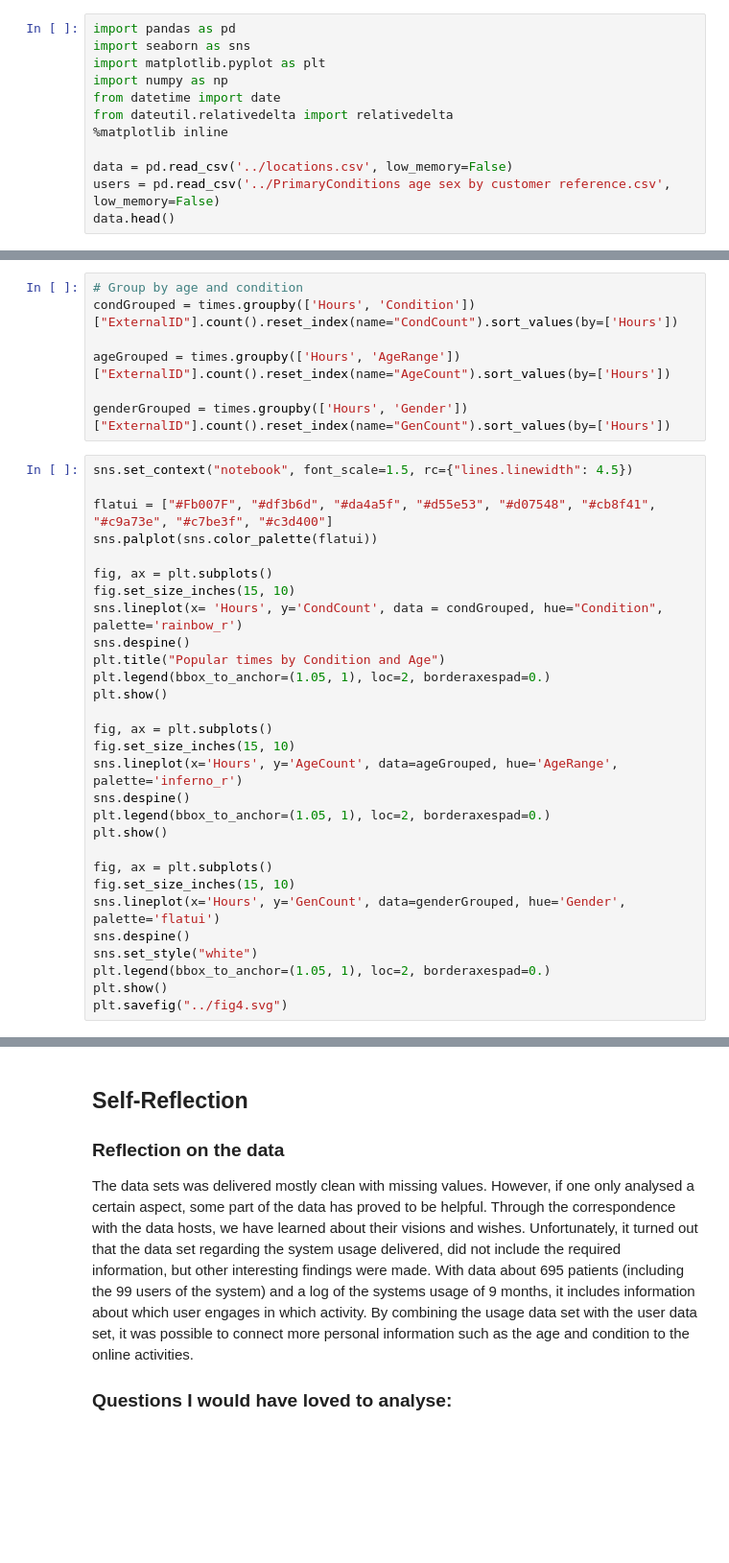
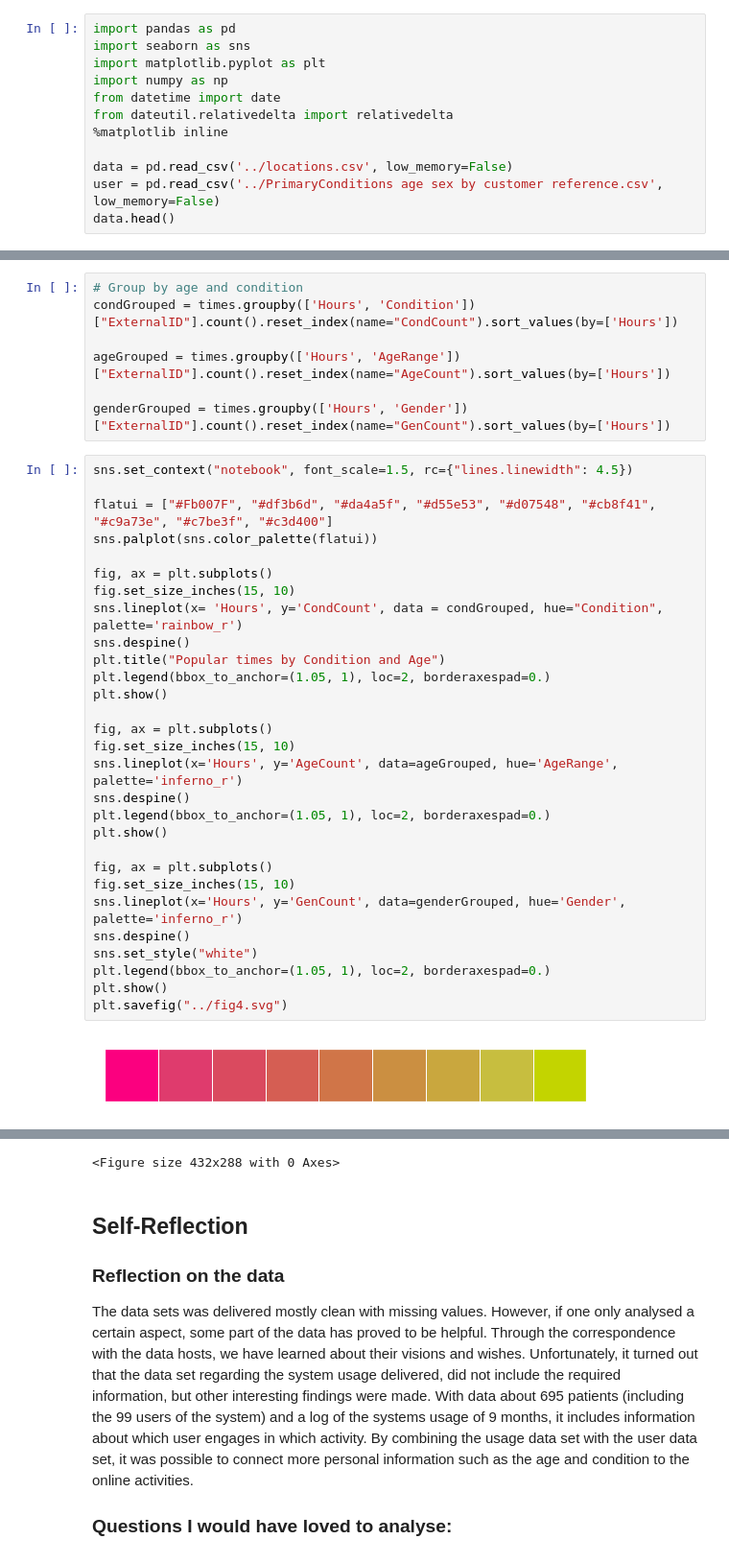
Before and after one commit to Corneliusbusch/DS4D-project, a Jupyter notebook: DS4D Assignment 2/AssignmentNicole.ipynb, the cells around one changed output, grey strips where cells are left out. Shown at 96% size. Cells and saved outputs as stored; diff of their text form; blank space fills up the shorter version.

```diff
--- a/DS4D Assignment 2/AssignmentNicole.ipynb
+++ b/DS4D Assignment 2/AssignmentNicole.ipynb
@@ -13,7 +13,7 @@ from dateutil.relativedelta import relativedelta
 %matplotlib inline
 
 data = pd.read_csv('../locations.csv', low_memory=False)
-users = pd.read_csv('../PrimaryConditions age sex by customer reference.csv', low_memory=False)
+user = pd.read_csv('../PrimaryConditions age sex by customer reference.csv', low_memory=False)
 data.head()
 # %% [output]
 |  | Time | VisitorID | ExternalID | Role | Building | Unnamed: 5 | LinkTitle | LinkType | ContentInfo | ... |
@@ -370,29 +467,31 @@ genderGrouped = times.groupby(['Hours', 'Gender'])["ExternalID"].count().reset_i
 # %%
 sns.set_context("notebook", font_scale=1.5, rc={"lines.linewidth": 4.5})
 
 flatui = ["#Fb007F", "#df3b6d", "#da4a5f", "#d55e53", "#d07548", "#cb8f41", "#c9a73e", "#c7be3f", "#c3d400"]
 sns.palplot(sns.color_palette(flatui))
 
 fig, ax = plt.subplots()
 fig.set_size_inches(15, 10)
 sns.lineplot(x= 'Hours', y='CondCount', data = condGrouped, hue="Condition", palette='rainbow_r')
 sns.despine()
 plt.title("Popular times by Condition and Age")
 plt.legend(bbox_to_anchor=(1.05, 1), loc=2, borderaxespad=0.)
 plt.show()
 
 fig, ax = plt.subplots()
 fig.set_size_inches(15, 10)
 sns.lineplot(x='Hours', y='AgeCount', data=ageGrouped, hue='AgeRange', palette='inferno_r')
 sns.despine()
 plt.legend(bbox_to_anchor=(1.05, 1), loc=2, borderaxespad=0.)
 plt.show()
 
 fig, ax = plt.subplots()
 fig.set_size_inches(15, 10)
-sns.lineplot(x='Hours', y='GenCount', data=genderGrouped, hue='Gender', palette='flatui')
+sns.lineplot(x='Hours', y='GenCount', data=genderGrouped, hue='Gender', palette='inferno_r')
 sns.despine()
 sns.set_style("white")
 plt.legend(bbox_to_anchor=(1.05, 1), loc=2, borderaxespad=0.)
 plt.show()
 plt.savefig("../fig4.svg")
+# %% [output]
+[figure, added]
@@ -399,3 +501,4 @@ plt.savefig("../fig4.svg")
+<Figure size 432x288 with 0 Axes>
 # %% [markdown]
 ## Self-Reflection
 
```
Also changed, not shown: parts of 16 cells of this notebook, 3 other files.
